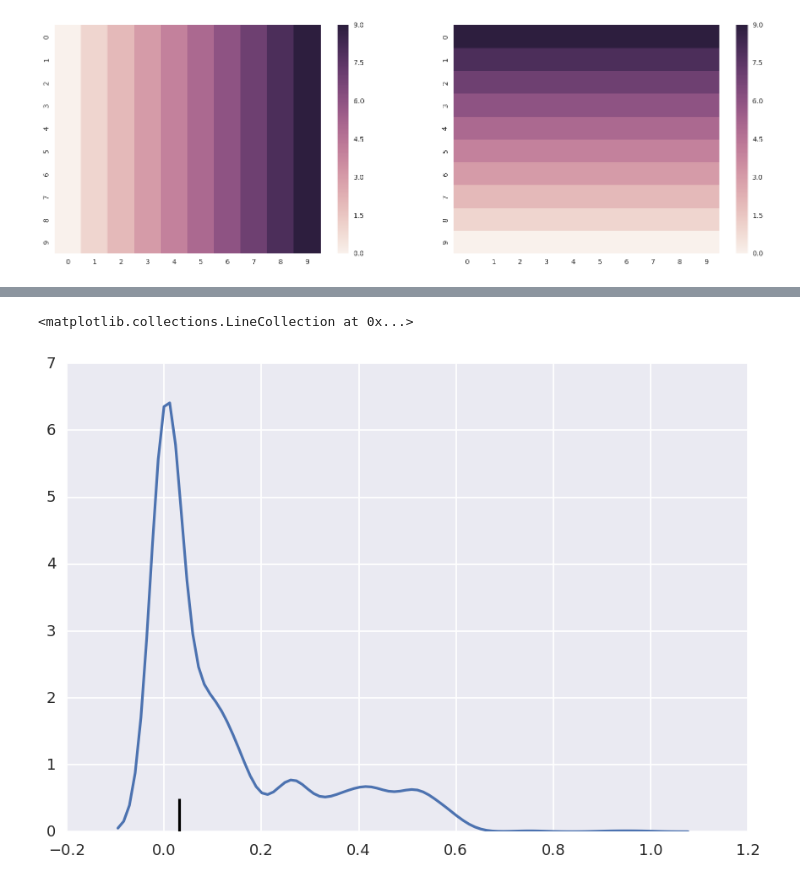
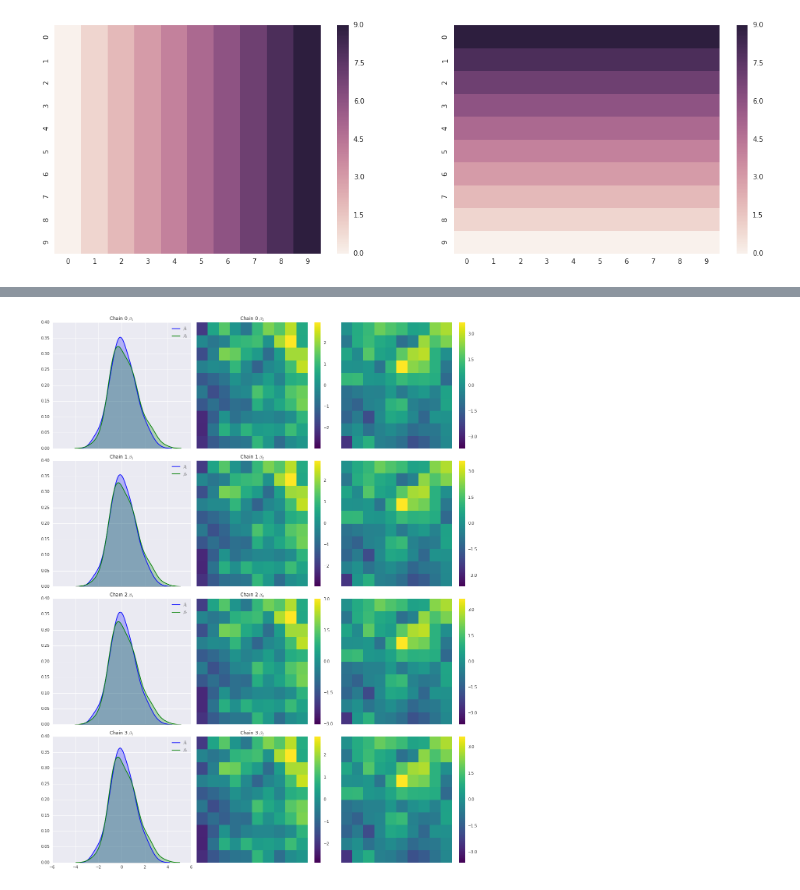
Before and after one commit to pysal/spvcm, a Jupyter notebook: laboratory/svcptest.ipynb, the cells around one changed output, grey strips where cells are left out. Cells and saved outputs as stored; diff of their text form; code cells hidden in the pictures.

```diff
--- a/laboratory/svcptest.ipynb
+++ b/laboratory/svcptest.ipynb
@@ -90,3 +61,0 @@ np.stack(m.trace['Betas'], axis=2).dump('tst')
-# %%
-est_b1 = np.asarray(m.trace['Betas']).mean(axis=2).T[::2]
-est_b2 = np.asarray(m.trace['Betas']).mean(axis=2).T[1::2]
@@ -127,3 +88,3 @@ plt.show()
 # %%
-b1_cube = est_b1.reshape(10,10,5000)
-b2_cube = est_b2.reshape(10,10,5000)
+b1_resids = [beta1 - est_b1.reshape(10,10) for est_b1 in est_b1s]
+b2_resids = [beta2 - est_b2.reshape(10,10) for est_b2 in est_b2s]
@@ -155,20 +90,0 @@ plt.show()
-# %%
-viridis = cm = plt.get_cmap('viridis')
-cNorm  = colors.Normalize(vmin=0, vmax=9)
-scalarMap = cmx.ScalarMappable(norm=cNorm, cmap=viridis)
-fig, ax = plt.subplots(10,10, figsize=(10,10), sharex=True)
-for i in range(10):
-    for j in range(10):
-        cax = ax[i,j]
-        cdata = b2_cube[i,j,:]
-        cax.hist(cdata, color='k', edgecolor='w')
-        cax.set_axis_bgcolor(scalarMap.to_rgba(cdata.mean()))
-        cax.set_xticklabels([])
-        cax.set_yticklabels([])
-        cax.set_xticks([])
-        cax.set_yticks([])
-plt.tight_layout(pad=0)
-st = plt.suptitle('Distributions & Means of $\\hat{\\beta_2}$', color='k', fontsize='28')
-st.set_y(-.025)
-plt.savefig('10x10_histplot_small_b2.png')
-plt.show()
@@ -192,10 +91,14 @@ plt.plot(np.linspace(.001,10,num=1000),
-# %%
-phis = m.trace['Phi']
-median_phi = np.median(m.trace['Phi'])
-cors = np.asarray([np.median(np.exp(-m.state.pwds/phi)) for phi in phis])
-mean_cor = np.median(np.exp(-m.state.pwds/median_phi))
-sns.kdeplot(cors)
-plt.vlines(mean_cor, 0,.5)
-# %% [output]
-<matplotlib.collections.LineCollection at 0x...>
-[figure, removed]
+# %%
+f,ax = plt.subplots(4,3, figsize=(16,20), sharex='col')
+cfgs = dict(xticklabels='', yticklabels='', vmin=None, vmax=None, cmap='viridis')
+for i, (b1r,b2r) in enumerate(zip(b1_resids, b2_resids)):
+    sns.heatmap(b1r, ax=ax[i,1], cbar=True, **cfgs)
+    sns.heatmap(b2r, ax=ax[i,2], cbar=True, **cfgs)
+    sns.kdeplot(b1r.flatten(), ax=ax[i,0], shade=True, color='b', label=r'$\beta_1$')
+    sns.kdeplot(b2r.flatten(), ax=ax[i,0], shade=True, color='g', label=r'$\beta_2$')
+    ax[i,0].set_title('Chain {} $\\beta_1$'.format(i))
+    ax[i,1].set_title('Chain {} $\\beta_2$'.format(i))
+plt.tight_layout()
+plt.show()
+# %% [output]
+[figure, added]
```
Also changed, not shown: parts of 22 cells of this notebook, 14 other files.
